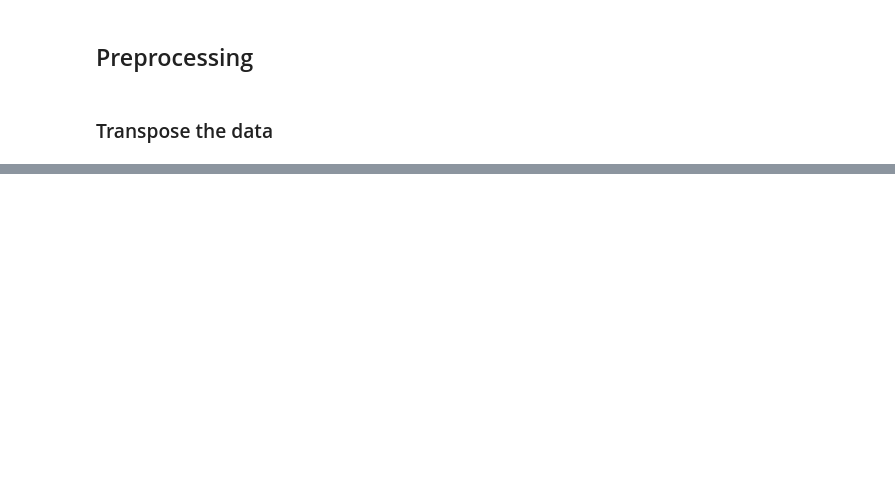
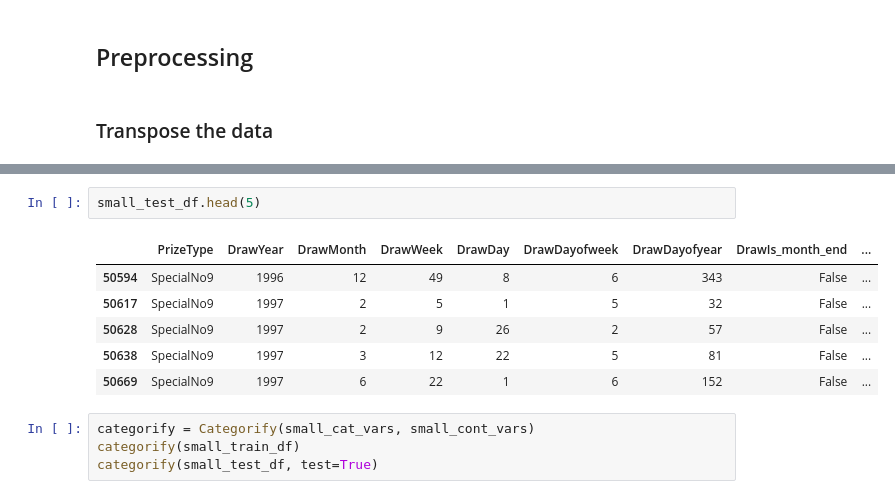
Before and after one commit to mengwangk/dl-projects, a Jupyter notebook: fortunenet.ipynb, the cells around one changed output, grey strips where cells are left out. Saved outputs shown, nothing was run; the diff lists cells and outputs as text; blank space fills up the shorter version.

```diff
--- a/fortunenet.ipynb
+++ b/fortunenet.ipynb
@@ -182,0 +252,13 @@ df_processed.head(10)
+# %%
+small_test_df.head(5)
+# %% [output]
+|  | PrizeType | DrawYear | DrawMonth | DrawWeek | DrawDay | DrawDayofweek | DrawDayofyear | DrawIs_month_end | ... |
+| 50594 | SpecialNo9 | 1996 | 12 | 49 | 8 | 6 | 343 | False | ... |
+| 50617 | SpecialNo9 | 1997 | 2 | 5 | 1 | 5 | 32 | False | ... |
+| 50628 | SpecialNo9 | 1997 | 2 | 9 | 26 | 2 | 57 | False | ... |
+| 50638 | SpecialNo9 | 1997 | 3 | 12 | 22 | 5 | 81 | False | ... |
+| 50669 | SpecialNo9 | 1997 | 6 | 22 | 1 | 6 | 152 | False | ... |
+# %%
+categorify = Categorify(small_cat_vars, small_cont_vars)
+categorify(small_train_df)
+categorify(small_test_df, test=True)
```
Also changed, not shown: parts of 25 cells of this notebook.
